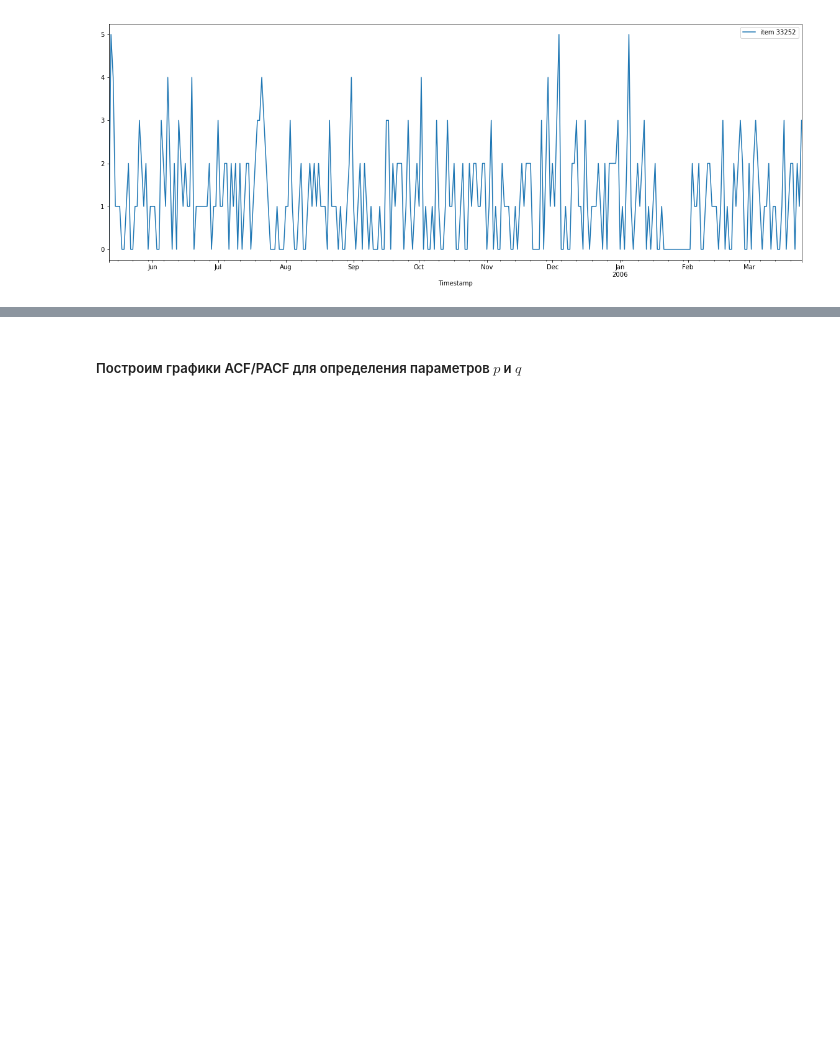
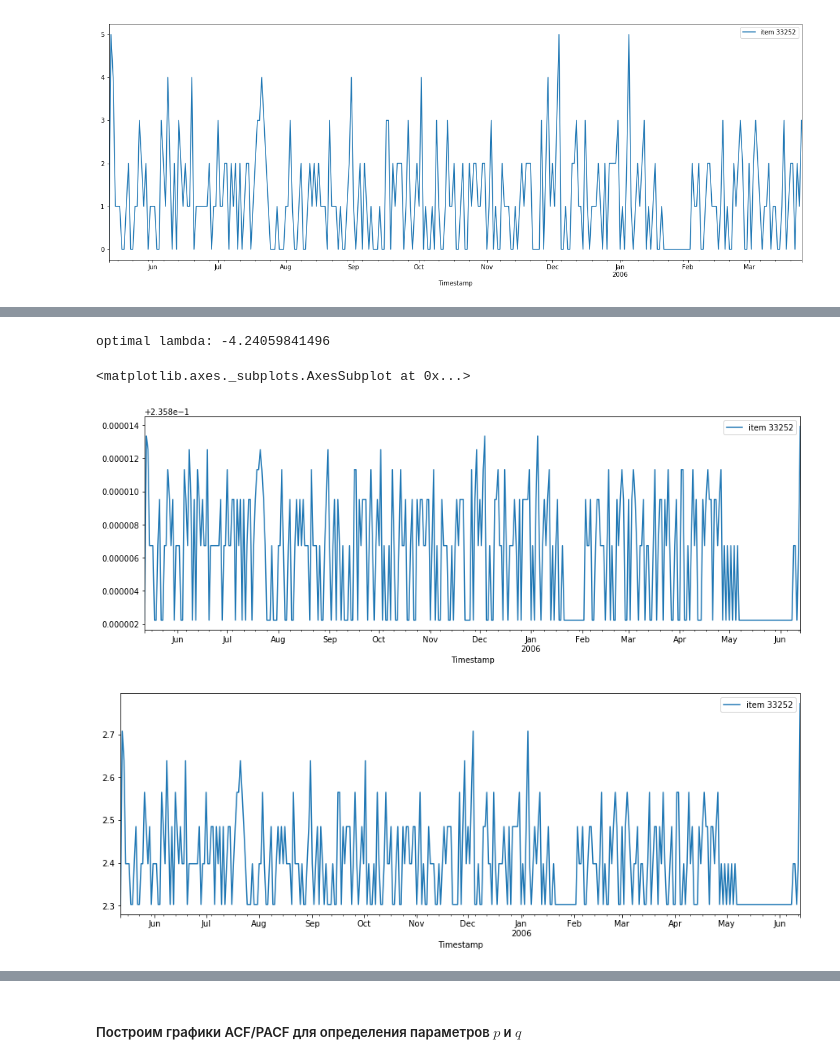
Before and after one commit to egdeliya/ml_mipt_2017, a Jupyter notebook: ml-mipt-part2/ARMA_ARIMA/Nurgalieva_496_task2.ipynb, the cells around one changed output, grey strips where cells are left out. Drawn from its saved outputs; the diff is of its cells as text; code cells hidden in the pictures; blank space fills up the shorter version.

```diff
--- a/ml-mipt-part2/ARMA_ARIMA/Nurgalieva_496_task2.ipynb
+++ b/ml-mipt-part2/ARMA_ARIMA/Nurgalieva_496_task2.ipynb
@@ -182,0 +199,16 @@ train.plot(figsize=(20, 7))
+# %%
+ts_boxcox = deepcopy(ts)
+ts_log = deepcopy(ts)
+# find optimal lambda
+print('optimal lambda:', stats.boxcox(ts)[1][0])
+# %% [output]
+optimal lambda: -4.24059841496
+# %%
+ts_log[my_item] = np.log(ts_log)
+ts_boxcox[my_item] = stats.boxcox(ts_boxcox[my_item])[0]
+ts_boxcox.plot(figsize=(15, 5))
+ts_log.plot(figsize=(15, 5))
+# %% [output]
+<matplotlib.axes._subplots.AxesSubplot at 0x...>
+[figure, added]
+[figure, added]
```
Also changed, not shown: parts of 20 cells of this notebook.
